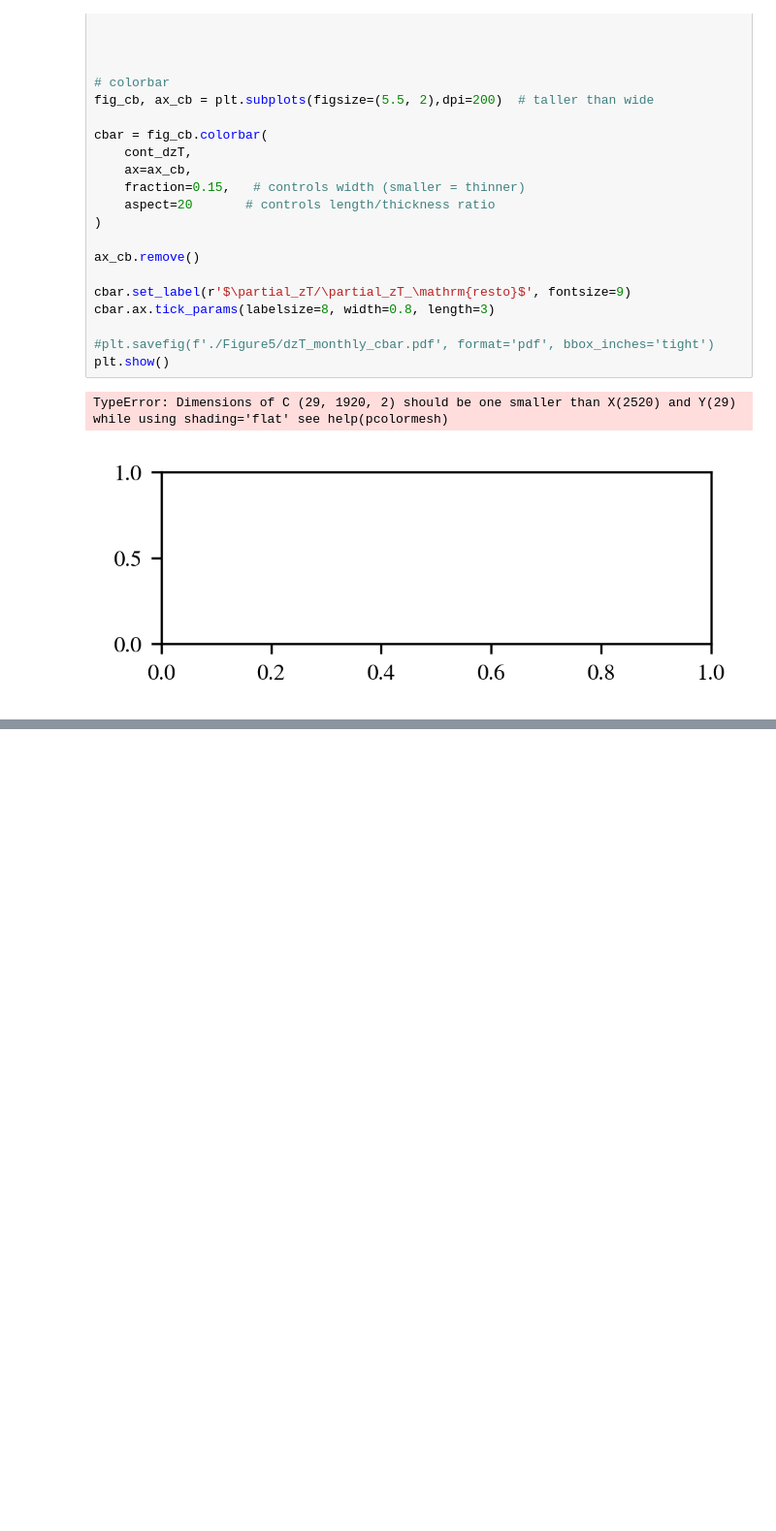
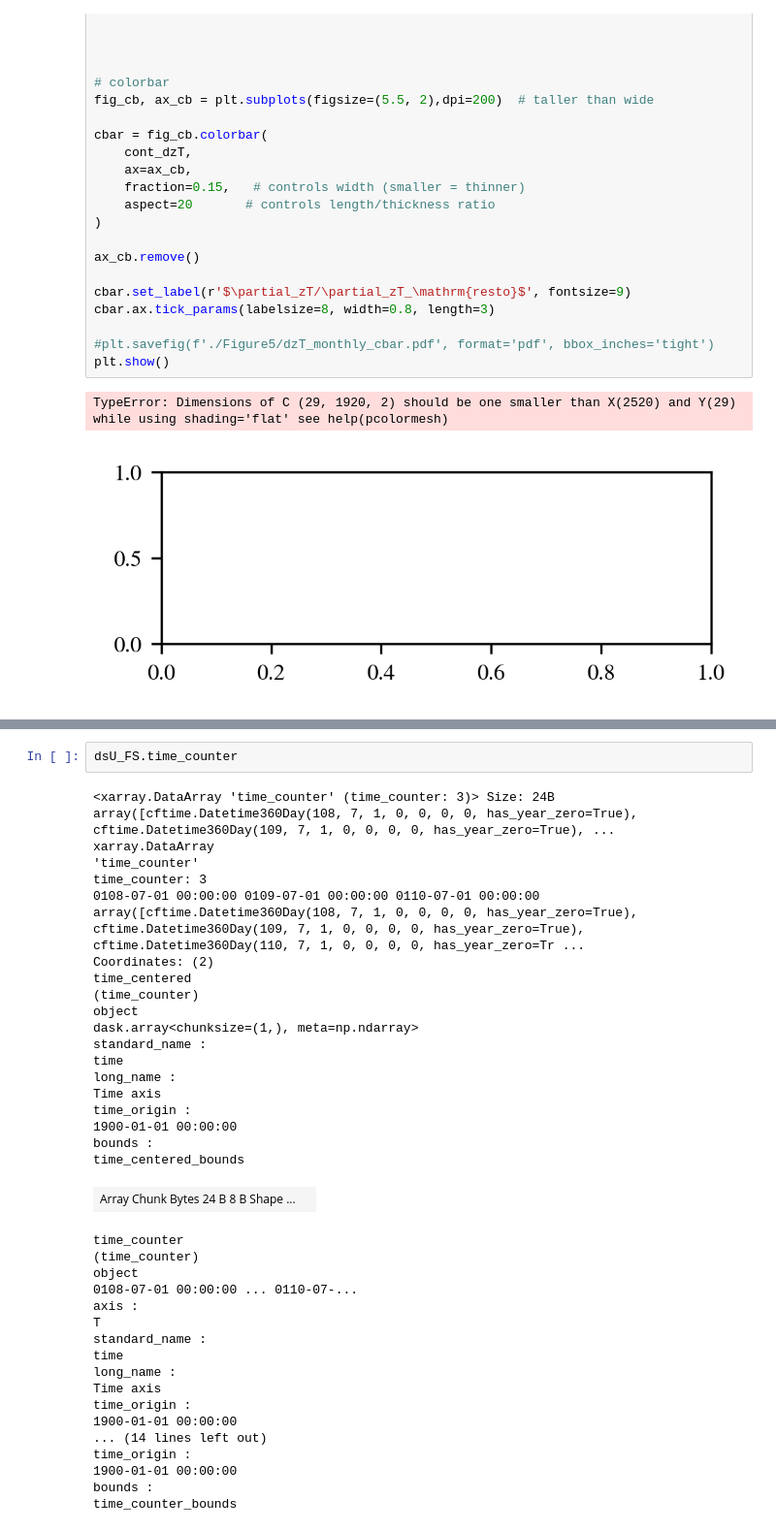
Before and after one commit to lsaddier/NEMO-Ice-Shelf-Bistability, a Jupyter notebook: Figures/FSLIP.ipynb, the cells around one changed output, grey strips where cells are left out. Shown at 97% size. Saved outputs shown, nothing was run; the diff lists cells and outputs as text; blank space fills up the shorter version.

```diff
--- a/Figures/FSLIP.ipynb
+++ b/Figures/FSLIP.ipynb
@@ -228,0 +475,40 @@ TypeError: Dimensions of C (29, 1920, 2) should be one smaller than X(2520) and
+# %%
+dsU_FS.time_counter
+# %% [output]
+<xarray.DataArray 'time_counter' (time_counter: 3)> Size: 24B array([cftime.Datetime360Day(108, 7, 1, 0, 0, 0, 0, has_year_zero=True), cftime.Datetime360Day(109, 7, 1, 0, 0, 0, 0, has_year_zero=True), ...
+xarray.DataArray
+'time_counter'
+time_counter: 3
+0108-07-01 00:00:00 0109-07-01 00:00:00 0110-07-01 00:00:00
+array([cftime.Datetime360Day(108, 7, 1, 0, 0, 0, 0, has_year_zero=True), cftime.Datetime360Day(109, 7, 1, 0, 0, 0, 0, has_year_zero=True), cftime.Datetime360Day(110, 7, 1, 0, 0, 0, 0, has_year_zero=Tr ...
+Coordinates: (2)
+time_centered
+(time_counter)
+object
+dask.array<chunksize=(1,), meta=np.ndarray>
+standard_name :
+time
+long_name :
+Time axis
+time_origin :
+1900-01-01 00:00:00
+bounds :
+time_centered_bounds
+| Array Chunk Bytes 24 B 8 B Shape ... |  |
+time_counter
+(time_counter)
+object
+0108-07-01 00:00:00 ... 0110-07-...
+axis :
+T
+standard_name :
+time
+long_name :
+Time axis
+time_origin :
+1900-01-01 00:00:00
+... (14 lines left out)
+time_origin :
+1900-01-01 00:00:00
+bounds :
+time_counter_bounds
```
Also changed, not shown: parts of 9 cells of this notebook, 5 other files.
